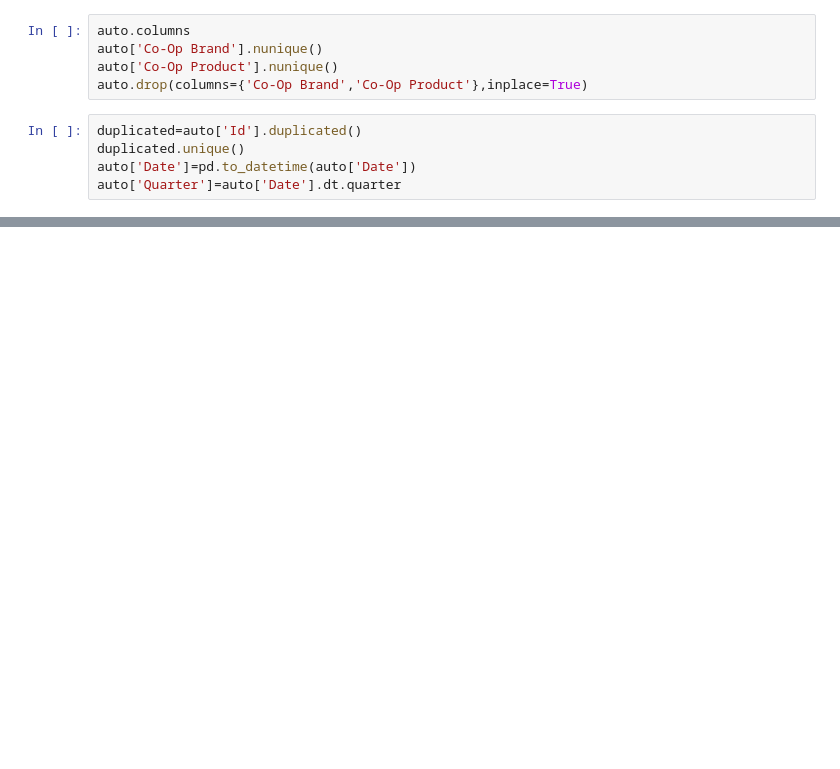
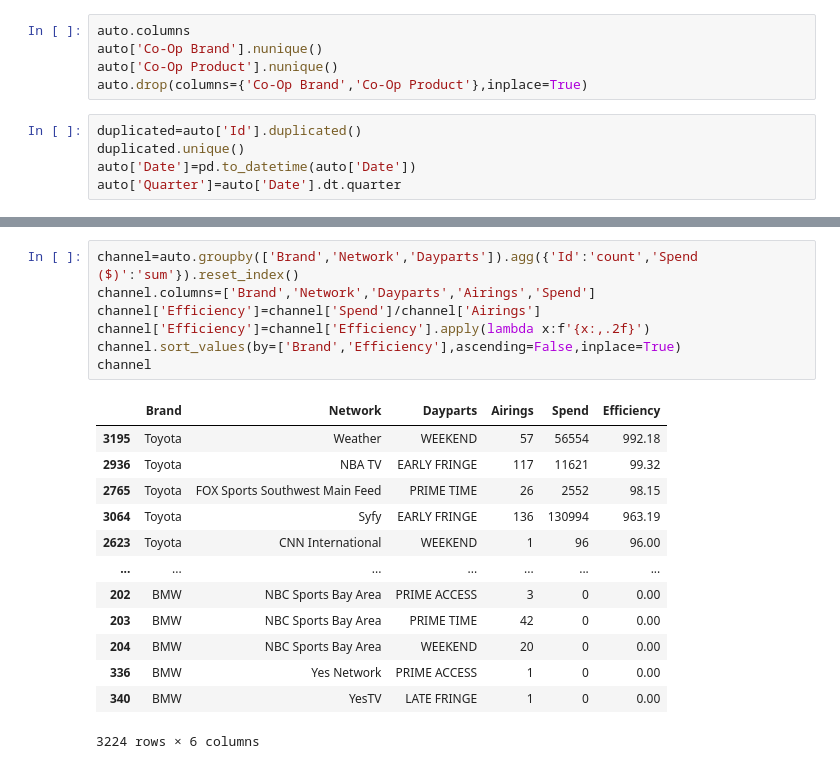
Before and after one commit to AyanDasIITD/Data_Analytics, a Jupyter notebook: LG.ipynb, the cells around one changed output, grey strips where cells are left out. Cells and saved outputs as stored; diff of their text form; blank space fills up the shorter version.

```diff
--- a/LG.ipynb
+++ b/LG.ipynb
@@ -41,3 +102,24 @@ auto['Quarter']=auto['Date'].dt.quarter
+# %%
+channel=auto.groupby(['Brand','Network','Dayparts']).agg({'Id':'count','Spend ($)':'sum'}).reset_index()
+channel.columns=['Brand','Network','Dayparts','Airings','Spend']
+channel['Efficiency']=channel['Spend']/channel['Airings']
+channel['Efficiency']=channel['Efficiency'].apply(lambda x:f'{x:,.2f}')
+channel.sort_values(by=['Brand','Efficiency'],ascending=False,inplace=True)
+channel
+# %% [output]
+|  | Brand | Network | Dayparts | Airings | Spend | Efficiency |
+| 3195 | Toyota | Weather | WEEKEND | 57 | 56554 | 992.18 |
+| 2936 | Toyota | NBA TV | EARLY FRINGE | 117 | 11621 | 99.32 |
+| 2765 | Toyota | FOX Sports Southwest Main Feed | PRIME TIME | 26 | 2552 | 98.15 |
+| 3064 | Toyota | Syfy | EARLY FRINGE | 136 | 130994 | 963.19 |
+| 2623 | Toyota | CNN International | WEEKEND | 1 | 96 | 96.00 |
+| ... | ... | ... | ... | ... | ... | ... |
+| 202 | BMW | NBC Sports Bay Area | PRIME ACCESS | 3 | 0 | 0.00 |
+| 203 | BMW | NBC Sports Bay Area | PRIME TIME | 42 | 0 | 0.00 |
+| 204 | BMW | NBC Sports Bay Area | WEEKEND | 20 | 0 | 0.00 |
+| 336 | BMW | Yes Network | PRIME ACCESS | 1 | 0 | 0.00 |
+| 340 | BMW | YesTV | LATE FRINGE | 1 | 0 | 0.00 |
+3224 rows × 6 columns
 # %%
 print(auto['Brand'].head())
 pd.set_option('display.float_format', '{:,.2f}'.format)
```
Also changed, not shown: parts of 13 cells of this notebook, 2 other files.
